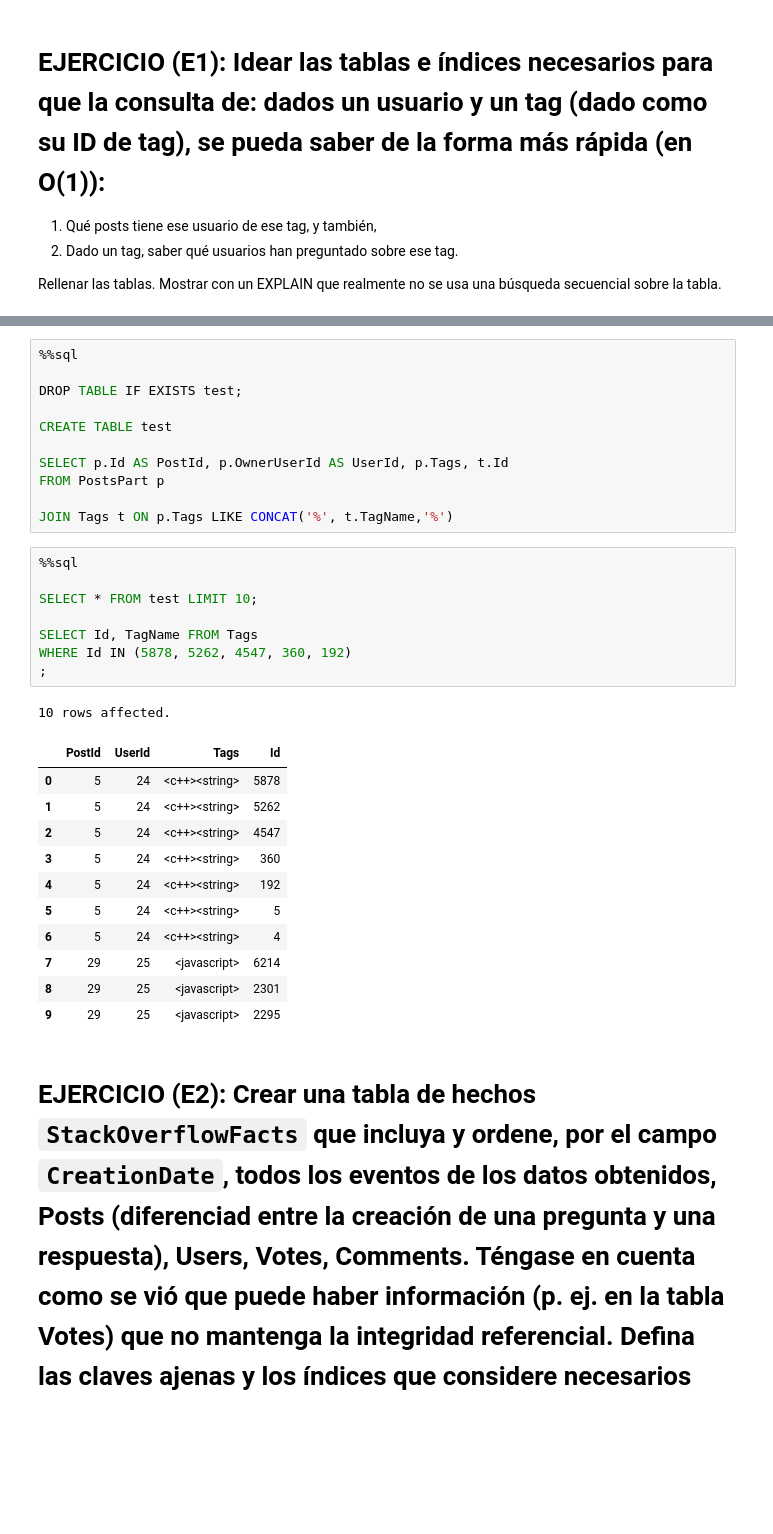
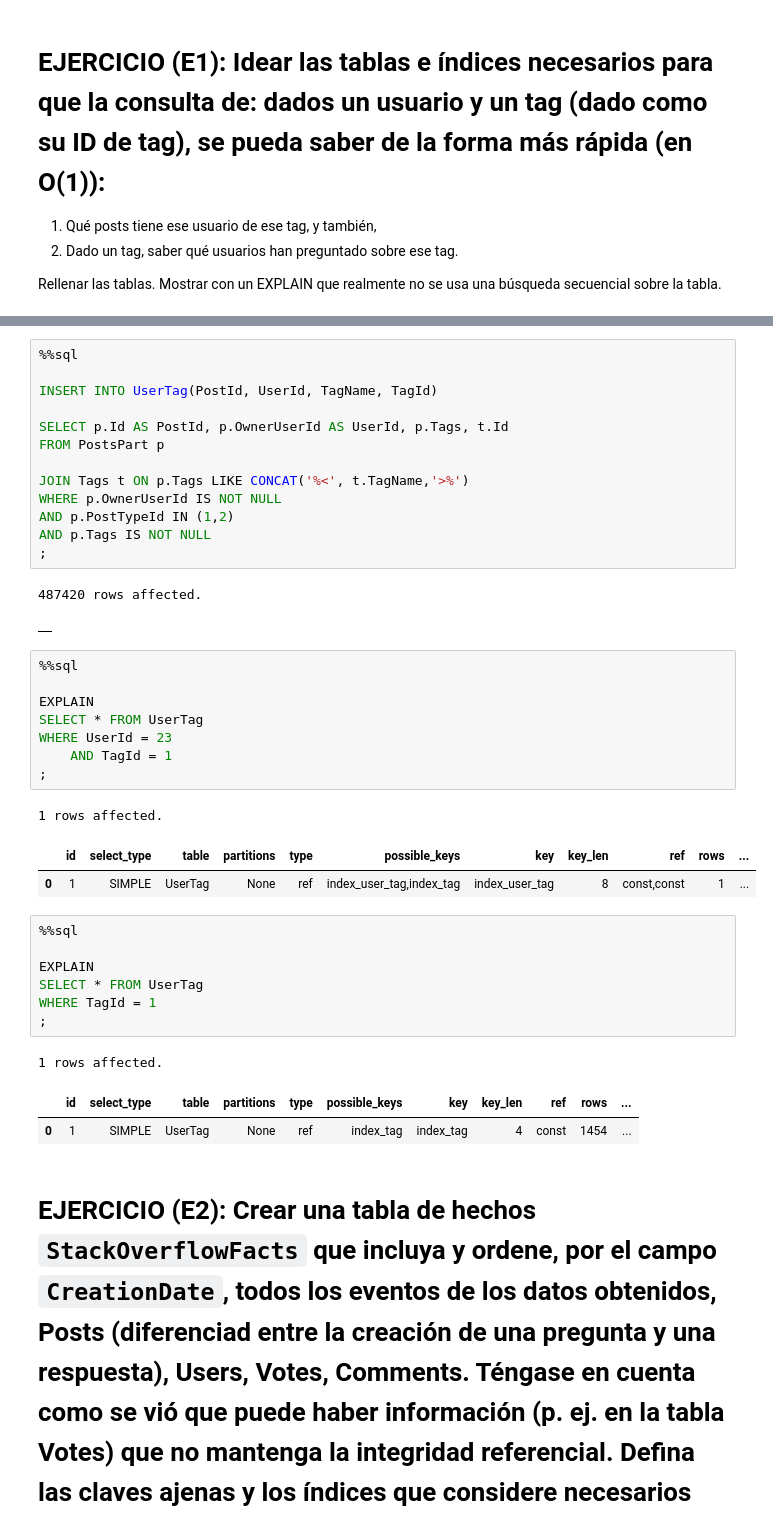
Before and after one commit to juanluserra/master_bigdata, a Jupyter notebook: BASES DE DATOS/Practicas/sesiones_sql/sesion2.ipynb, the cells around one changed output, grey strips where cells are left out. Drawn from its saved outputs; the diff is of its cells as text; blank space fills up the shorter version.

```diff
--- a/BASES DE DATOS/Practicas/sesiones_sql/sesion2.ipynb
+++ b/BASES DE DATOS/Practicas/sesiones_sql/sesion2.ipynb
@@ -1038,35 +1038,42 @@ CREATE TABLE UserTag(
 # %%
 %%sql
 
-DROP TABLE IF EXISTS test;
-
-CREATE TABLE test
+INSERT INTO UserTag(PostId, UserId, TagName, TagId)
 
 SELECT p.Id AS PostId, p.OwnerUserId AS UserId, p.Tags, t.Id
 FROM PostsPart p
 
-JOIN Tags t ON p.Tags LIKE CONCAT('%', t.TagName,'%')
+JOIN Tags t ON p.Tags LIKE CONCAT('%<', t.TagName,'>%')
+WHERE p.OwnerUserId IS NOT NULL
+AND p.PostTypeId IN (1,2)
+AND p.Tags IS NOT NULL
+;
+# %% [output]
+487420 rows affected.
+|  |
-# %%
-%%sql
-
-SELECT * FROM test LIMIT 10;
-
-SELECT Id, TagName FROM Tags
-WHERE Id IN (5878, 5262, 4547, 360, 192)
-;
-# %% [output]
-10 rows affected.
-|  | PostId | UserId | Tags | Id |
-| 0 | 5 | 24 | <c++><string> | 5878 |
-| 1 | 5 | 24 | <c++><string> | 5262 |
-| 2 | 5 | 24 | <c++><string> | 4547 |
-| 3 | 5 | 24 | <c++><string> | 360 |
-| 4 | 5 | 24 | <c++><string> | 192 |
-| 5 | 5 | 24 | <c++><string> | 5 |
-| 6 | 5 | 24 | <c++><string> | 4 |
-| 7 | 29 | 25 | <javascript> | 6214 |
-| 8 | 29 | 25 | <javascript> | 2301 |
-| 9 | 29 | 25 | <javascript> | 2295 |
+# %%
+%%sql
+
+EXPLAIN
+SELECT * FROM UserTag
+WHERE UserId = 23
+    AND TagId = 1
+;
+# %% [output]
+1 rows affected.
+|  | id | select_type | table | partitions | type | possible_keys | key | key_len | ref | rows | ... |
+| 0 | 1 | SIMPLE | UserTag | None | ref | index_user_tag,index_tag | index_user_tag | 8 | const,const | 1 | ... |
+# %%
+%%sql
+
+EXPLAIN
+SELECT * FROM UserTag
+WHERE TagId = 1
+;
+# %% [output]
+1 rows affected.
+|  | id | select_type | table | partitions | type | possible_keys | key | key_len | ref | rows | ... |
+| 0 | 1 | SIMPLE | UserTag | None | ref | index_tag | index_tag | 4 | const | 1454 | ... |
 # %% [markdown]
 # EJERCICIO (E2): Crear una tabla de hechos `StackOverflowFacts` que incluya y ordene, por el campo `CreationDate`, todos los eventos de los datos obtenidos, Posts (diferenciad entre la creación de una pregunta y una respuesta), Users, Votes, Comments. Téngase en cuenta como se vió que puede haber información (p. ej. en la tabla Votes) que no mantenga la integridad referencial. Defina las claves ajenas y los índices que considere necesarios
 # %%
```
Also changed, not shown: parts of 3 cells of this notebook.
